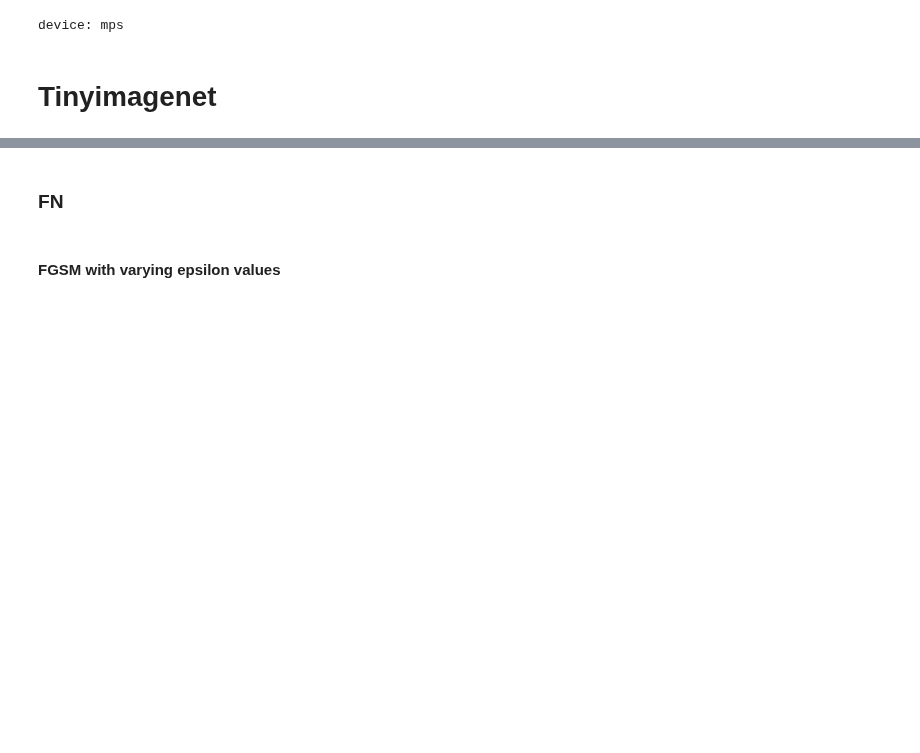
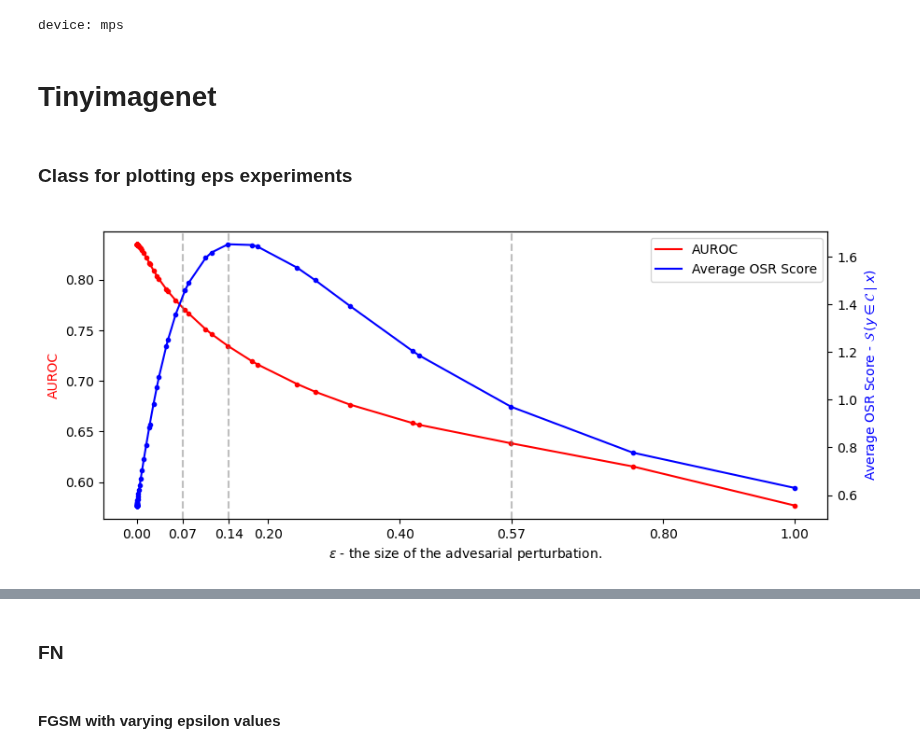
Before and after one commit to krellemand/bachelor_project, a Jupyter notebook: notebooks/visualizing_adv_attacks.ipynb, the cells around one changed output, grey strips where cells are left out. Drawn from its saved outputs; the diff is of its cells as text; code cells hidden in the pictures; blank space fills up the shorter version.

Commit message:
Class for eps experiments

```diff
--- a/notebooks/visualizing_adv_attacks.ipynb
+++ b/notebooks/visualizing_adv_attacks.ipynb
@@ -51,3 +51,5 @@ device: mps
 # %%
 tin_dataset = TinyImageNet(root_dir + 'datasets/tiny-imagenet-200/val/images/', transform=tin_test_transform)
 tin_goldfish = tin_dataset[9][0]
+# %% [markdown]
+### Class for plotting eps experiments
@@ -53,0 +97,7 @@ tin_goldfish = tin_dataset[9][0]
+# %%
+eps_exp_1 = eps_experiment_plot()
+eps_exp_1.load_and_add_to_eps_plot(root_dir + 'logits/tinyimagenet/fn/fgsm/', 0, True)
+eps_exp_1.set_legend_and_highlight_eps([-15, -11, -3])
+eps_exp_1.show_and_save()
+# %% [output]
+[figure, added]
```
Also changed, not shown: parts of 8 cells of this notebook.
